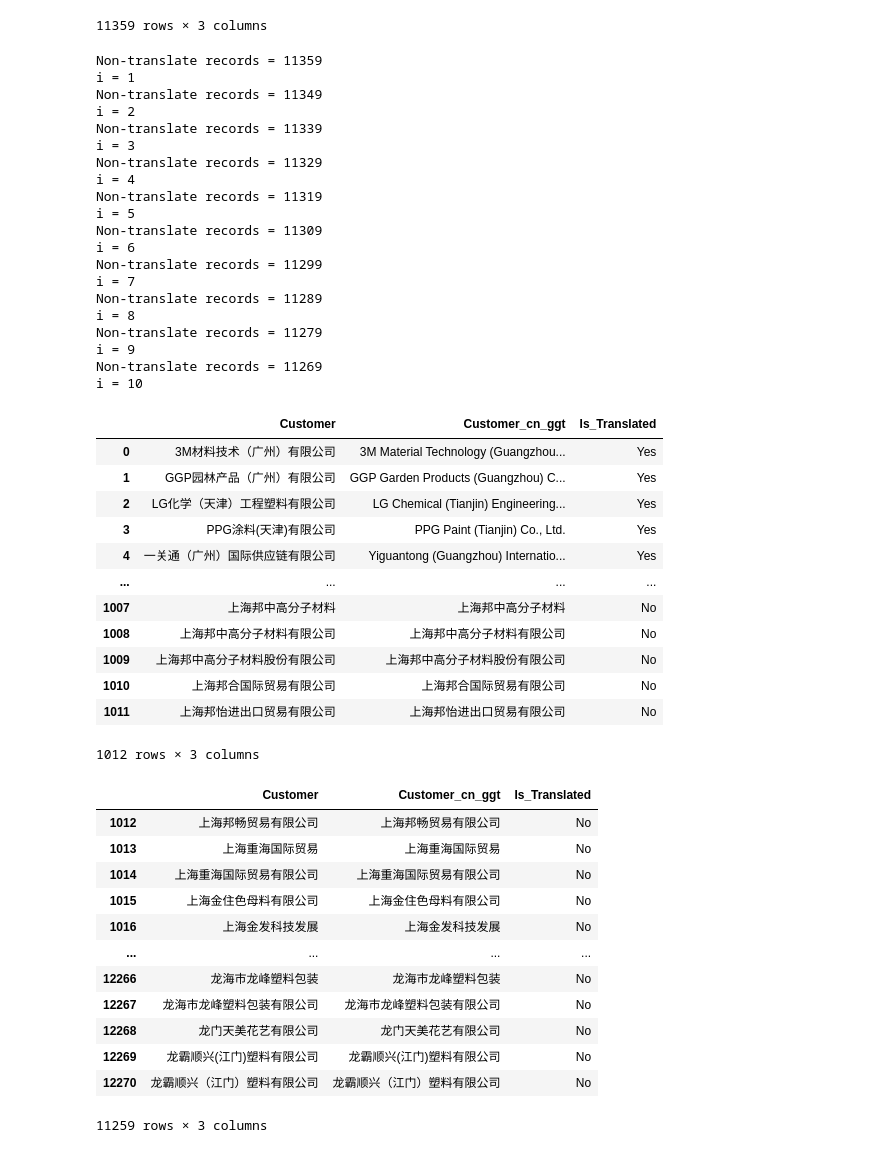
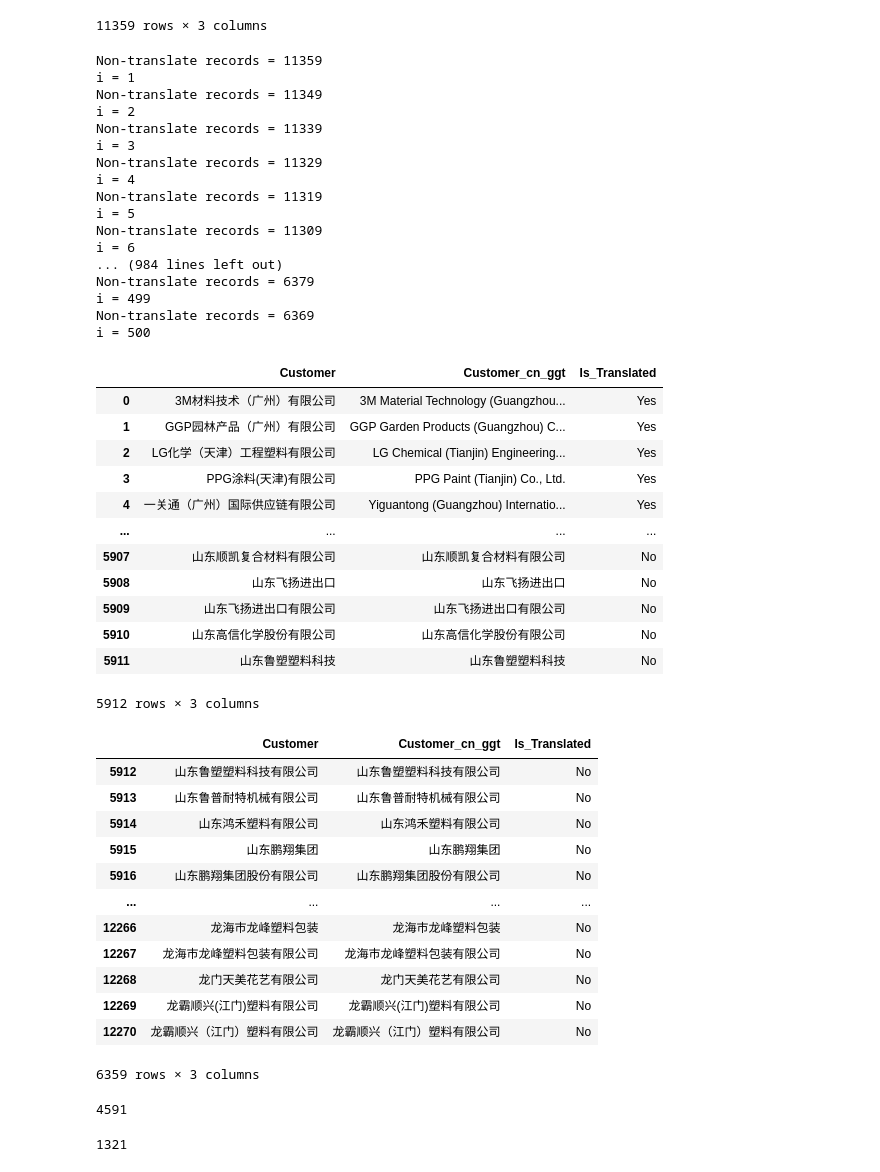
Before and after one commit to vittaya/DSEP, a Jupyter notebook: Chinese_Translate.ipynb, the cells around one changed output. Cells and saved outputs as stored; diff of their text form; code cells hidden in the pictures.

```diff
--- a/Chinese_Translate.ipynb
+++ b/Chinese_Translate.ipynb
@@ -191,68 +173,74 @@ customer_ggt_df
 # %%
 i=0
 
-while (len(customer_ggt_df[customer_ggt_df['Is_Translated']=='No']) > 0) & (i<100):
-  print('Non-translate records = '+str(len(customer_ggt_df[customer_ggt_df['Is_Translated']=='No'])))
+while (len(customer_ggt_df[customer_ggt_df['Is_Translated']=='No']) > 0) & (i<500):
+  #print('Non-translate records = '+str(len(customer_ggt_df[customer_ggt_df['Is_Translated']=='No'])))
 
   tmp_df = customer_ggt_df.head(10).copy()
   tmp_df['Customer_cn_ggt'] = tmp_df['Customer'].apply(translator.translate, src='zh-cn').apply(getattr, args=('text',))
   tmp_df.loc[(tmp_df['Customer']!=tmp_df['Customer_cn_ggt']) & (tmp_df['Customer_cn_ggt'].notnull()), 'Is_Translated'] = 'Yes'
   customer_translated_df = customer_translated_df.append(tmp_df)
 
   customer_ggt_df.drop(customer_ggt_df.head(10).index, inplace=True)
 
   i += 1
   print('i = '+str(i))
+  time.sleep(10)
 
 customer_translated_df
 # %% [output]
 Non-translate records = 11359
 i = 1
 Non-translate records = 11349
 i = 2
 Non-translate records = 11339
 i = 3
 Non-translate records = 11329
 i = 4
 Non-translate records = 11319
 i = 5
 Non-translate records = 11309
 i = 6
-Non-translate records = 11299
-i = 7
-Non-translate records = 11289
-i = 8
-Non-translate records = 11279
-i = 9
-Non-translate records = 11269
-i = 10
+... (984 lines left out)
+Non-translate records = 6379
+i = 499
+Non-translate records = 6369
+i = 500
 |  | Customer | Customer_cn_ggt | Is_Translated |
 | 0 | 3M材料技术（广州）有限公司 | 3M Material Technology (Guangzhou... | Yes |
 | 1 | GGP园林产品（广州）有限公司 | GGP Garden Products (Guangzhou) C... | Yes |
 | 2 | LG化学（天津）工程塑料有限公司 | LG Chemical (Tianjin) Engineering... | Yes |
 | 3 | PPG涂料(天津)有限公司 | PPG Paint (Tianjin) Co., Ltd. | Yes |
 | 4 | 一关通（广州）国际供应链有限公司 | Yiguantong (Guangzhou) Internatio... | Yes |
 | ... | ... | ... | ... |
-| 1007 | 上海邦中高分子材料 | 上海邦中高分子材料 | No |
-| 1008 | 上海邦中高分子材料有限公司 | 上海邦中高分子材料有限公司 | No |
-| 1009 | 上海邦中高分子材料股份有限公司 | 上海邦中高分子材料股份有限公司 | No |
-| 1010 | 上海邦合国际贸易有限公司 | 上海邦合国际贸易有限公司 | No |
-| 1011 | 上海邦怡进出口贸易有限公司 | 上海邦怡进出口贸易有限公司 | No |
+| 5907 | 山东顺凯复合材料有限公司 | 山东顺凯复合材料有限公司 | No |
+| 5908 | 山东飞扬进出口 | 山东飞扬进出口 | No |
+| 5909 | 山东飞扬进出口有限公司 | 山东飞扬进出口有限公司 | No |
+| 5910 | 山东高信化学股份有限公司 | 山东高信化学股份有限公司 | No |
+| 5911 | 山东鲁塑塑料科技 | 山东鲁塑塑料科技 | No |
-1012 rows × 3 columns
+5912 rows × 3 columns
 # %%
 customer_ggt_df
 # %% [output]
 |  | Customer | Customer_cn_ggt | Is_Translated |
-| 1012 | 上海邦畅贸易有限公司 | 上海邦畅贸易有限公司 | No |
-| 1013 | 上海重海国际贸易 | 上海重海国际贸易 | No |
-| 1014 | 上海重海国际贸易有限公司 | 上海重海国际贸易有限公司 | No |
-| 1015 | 上海金住色母料有限公司 | 上海金住色母料有限公司 | No |
-| 1016 | 上海金发科技发展 | 上海金发科技发展 | No |
+| 5912 | 山东鲁塑塑料科技有限公司 | 山东鲁塑塑料科技有限公司 | No |
+| 5913 | 山东鲁普耐特机械有限公司 | 山东鲁普耐特机械有限公司 | No |
+| 5914 | 山东鸿禾塑料有限公司 | 山东鸿禾塑料有限公司 | No |
+| 5915 | 山东鹏翔集团 | 山东鹏翔集团 | No |
+| 5916 | 山东鹏翔集团股份有限公司 | 山东鹏翔集团股份有限公司 | No |
 | ... | ... | ... | ... |
 | 12266 | 龙海市龙峰塑料包装 | 龙海市龙峰塑料包装 | No |
 | 12267 | 龙海市龙峰塑料包装有限公司 | 龙海市龙峰塑料包装有限公司 | No |
 | 12268 | 龙门天美花艺有限公司 | 龙门天美花艺有限公司 | No |
 | 12269 | 龙霸顺兴(江门)塑料有限公司 | 龙霸顺兴(江门)塑料有限公司 | No |
 | 12270 | 龙霸顺兴（江门）塑料有限公司 | 龙霸顺兴（江门）塑料有限公司 | No |
-11259 rows × 3 columns
+6359 rows × 3 columns
+# %%
+len(customer_translated_df[customer_translated_df['Is_Translated']=='No'])
+# %% [output]
+4591
+# %%
+len(customer_translated_df[customer_translated_df['Is_Translated']=='Yes'])
+# %% [output]
+1321
 # %%
```
Also changed, not shown: parts of 12 cells of this notebook.
